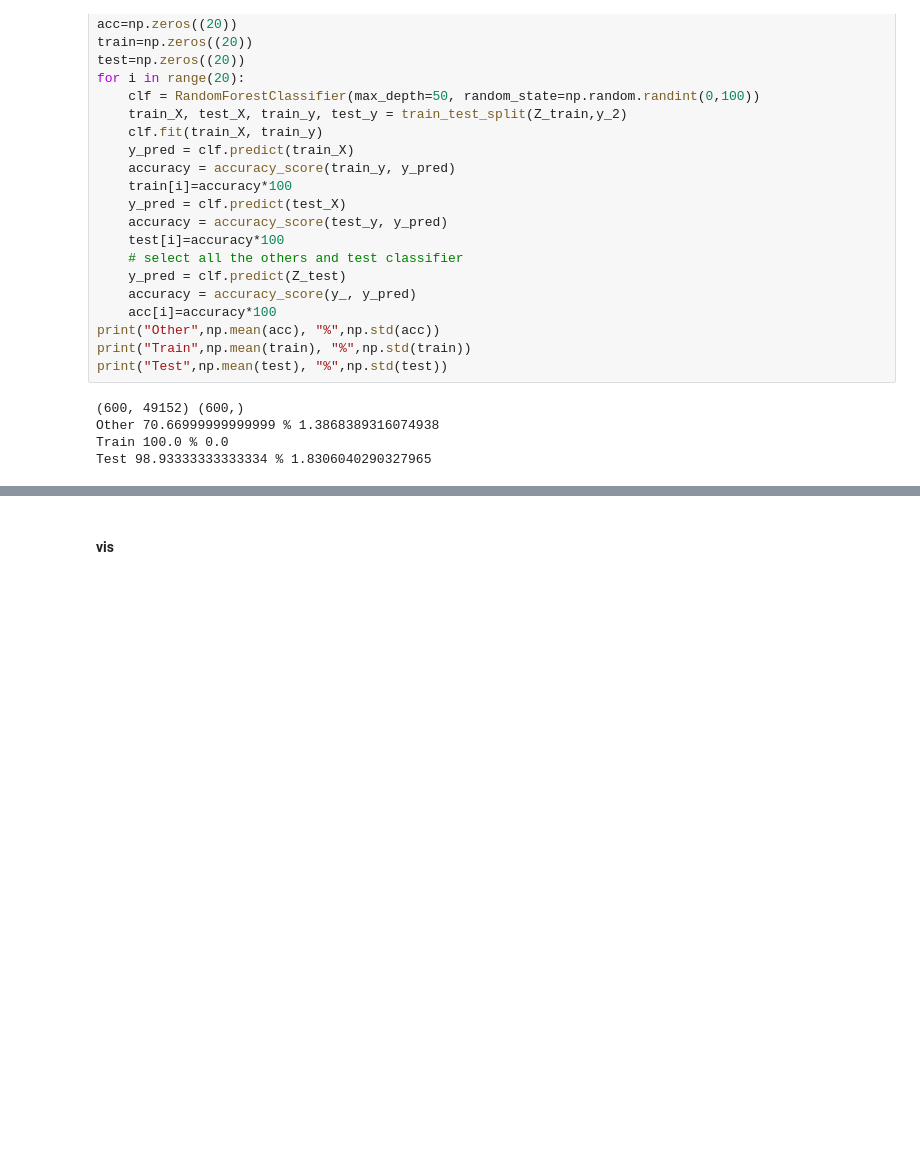
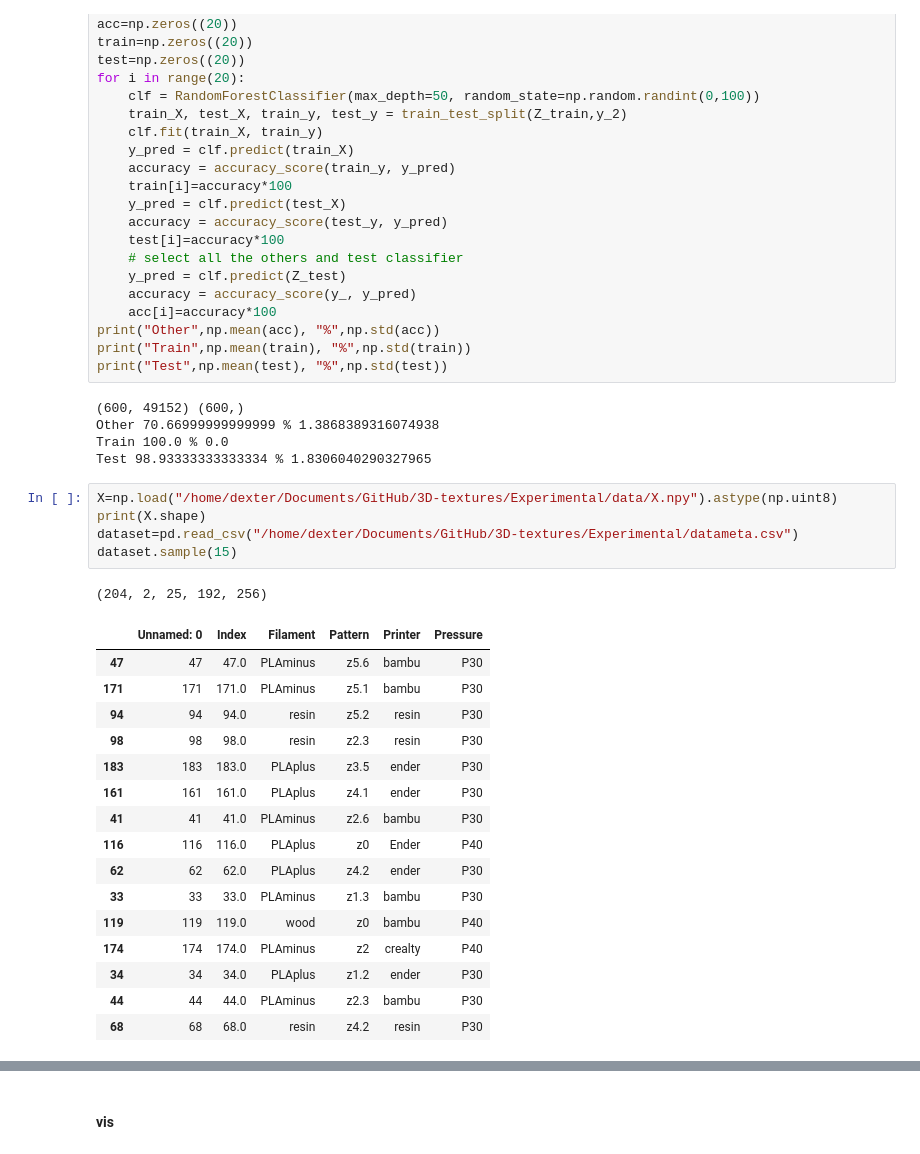
Before and after one commit to shepai/3D-textures, a Jupyter notebook: Experimental/all_the_same.ipynb, the cells around one changed output, grey strips where cells are left out. Cells and saved outputs as stored; diff of their text form; blank space fills up the shorter version.

```diff
--- a/Experimental/all_the_same.ipynb
+++ b/Experimental/all_the_same.ipynb
@@ -687,3 +685,26 @@ print("Test",np.mean(test), "%",np.std(test))
 Other 70.66999999999999 % 1.3868389316074938
 Train 100.0 % 0.0
 Test 98.93333333333334 % 1.8306040290327965
+# %%
+X=np.load("/home/dexter/Documents/GitHub/3D-textures/Experimental/data/X.npy").astype(np.uint8)
+print(X.shape)
+dataset=pd.read_csv("/home/dexter/Documents/GitHub/3D-textures/Experimental/datameta.csv")
+dataset.sample(15)
+# %% [output]
+(204, 2, 25, 192, 256)
+|  | Unnamed: 0 | Index | Filament | Pattern | Printer | Pressure |
+| 47 | 47 | 47.0 | PLAminus | z5.6 | bambu | P30 |
+| 171 | 171 | 171.0 | PLAminus | z5.1 | bambu | P30 |
+| 94 | 94 | 94.0 | resin | z5.2 | resin | P30 |
+| 98 | 98 | 98.0 | resin | z2.3 | resin | P30 |
+| 183 | 183 | 183.0 | PLAplus | z3.5 | ender | P30 |
+| 161 | 161 | 161.0 | PLAplus | z4.1 | ender | P30 |
+| 41 | 41 | 41.0 | PLAminus | z2.6 | bambu | P30 |
+| 116 | 116 | 116.0 | PLAplus | z0 | Ender | P40 |
+| 62 | 62 | 62.0 | PLAplus | z4.2 | ender | P30 |
+| 33 | 33 | 33.0 | PLAminus | z1.3 | bambu | P30 |
+| 119 | 119 | 119.0 | wood | z0 | bambu | P40 |
+| 174 | 174 | 174.0 | PLAminus | z2 | crealty | P40 |
+| 34 | 34 | 34.0 | PLAplus | z1.2 | ender | P30 |
+| 44 | 44 | 44.0 | PLAminus | z2.3 | bambu | P30 |
+| 68 | 68 | 68.0 | resin | z4.2 | resin | P30 |
```
Also changed, not shown: parts of 7 cells of this notebook.
